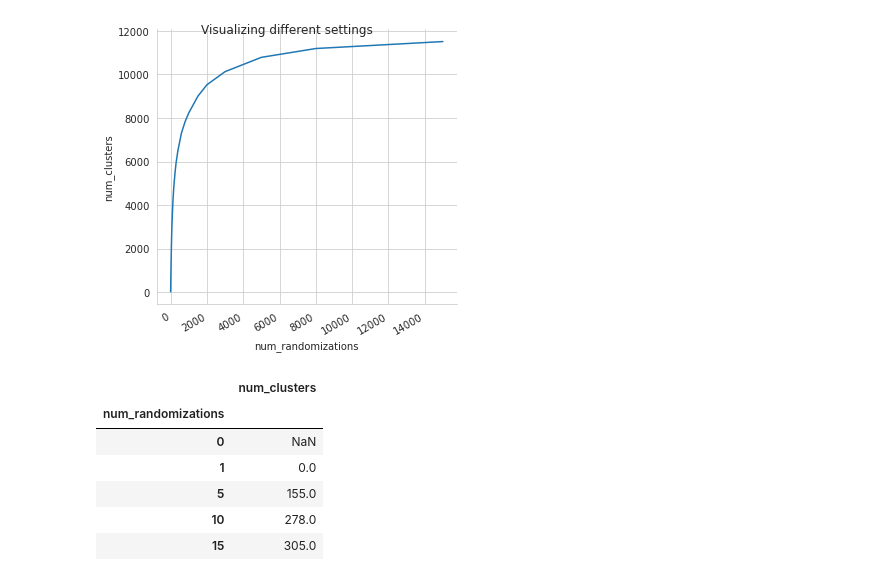
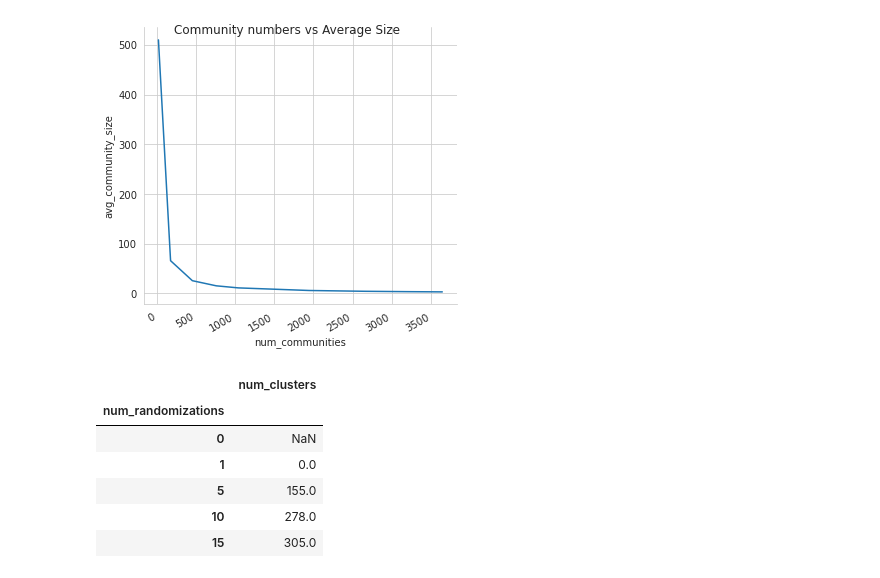
Before and after one commit to marbatlle/multiAffinity, a Jupyter notebook: 2-HB-DEGs-on-Liver-Communities/2_FindMolTiCommunities/Find_num_rand/num_random.ipynb, the cells around one changed output. Saved outputs shown, nothing was run; the diff lists cells and outputs as text; code cells hidden in the pictures.

Commit message:
num. rand

```diff
--- a/2-HB-DEGs-on-Liver-Communities/2_FindMolTiCommunities/Find_num_rand/num_random.ipynb
+++ b/2-HB-DEGs-on-Liver-Communities/2_FindMolTiCommunities/Find_num_rand/num_random.ipynb
@@ -5,4 +5,4 @@ import matplotlib.pyplot as plt
 import seaborn as sns
 from scipy.signal import find_peaks
 
-data = pd.read_csv('/home/mar/Documents/TFM/GitHub/HB_PublicData/2-HB-DEGs-on-Liver-Communities/2_FindMolTiCommunities/Find_num_rand/dif_num_rand.csv',sep=';',index_col=0)
+data = pd.read_csv('/home/mar/Documents/TFM/GitHub/HB_PublicData/2-HB-DEGs-on-Liver-Communities/2_FindMolTiCommunities/Find_num_rand/until100/dif_num_rand.csv',sep=';',index_col=0)
@@ -9,11 +19,11 @@ data = pd.read_csv('/home/mar/Documents/TFM/GitHub/HB_PublicData/2-HB-DEGs-on-Li
 # %%
 sns.set_style("whitegrid")
-g = sns.relplot(x="num_randomizations", y="num_clusters", kind="line", data=data)
-g.fig.suptitle('Visualizing different settings')
+g = sns.relplot(x="num_communities", y="avg_community_size", kind="line", data=data)
+g.fig.suptitle('Community numbers vs Average Size')
 g.fig.autofmt_xdate()
-plt.savefig('num_randomizations.png', bbox_inches='tight')
+plt.savefig('comm_num_vs_avg_size.png', bbox_inches='tight')
 # %% [output]
-[figure, old version]
+[figure, new version]
 # %%
 data.diff()
 # %% [output]
```
Also changed, not shown: parts of 2 cells of this notebook, 14 other files.
